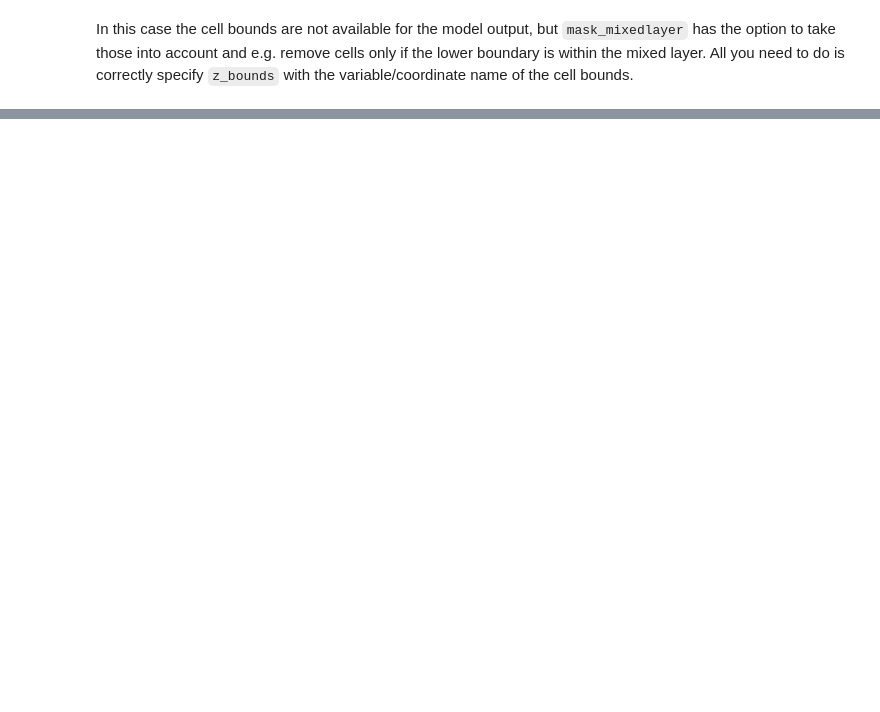
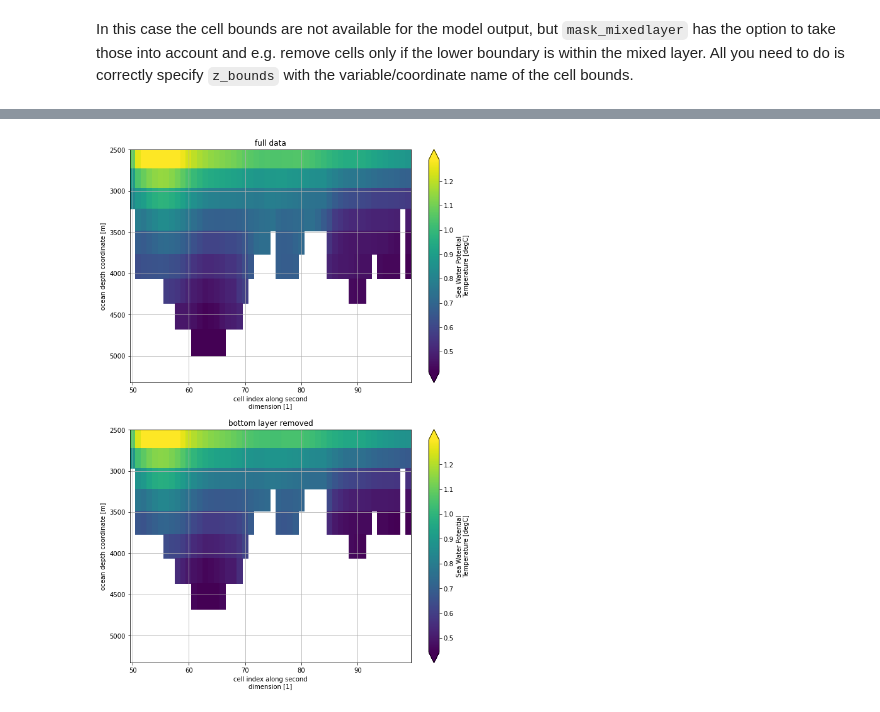
Before and after one commit to jbusecke/xarrayutils, a Jupyter notebook: docs/utils.ipynb, the cells around one changed output, grey strips where cells are left out. Drawn from its saved outputs; the diff is of its cells as text; code cells hidden in the pictures; blank space fills up the shorter version.

Commit message:
added docs for bottom removal

```diff
--- a/docs/utils.ipynb
+++ b/docs/utils.ipynb
@@ -159,0 +273,4 @@ In this case the cell bounds are not available for the model output, but `mask_m
+# %%
+from xarrayutils.utils import remove_bottom_values
+ds_bot_removed = remove_bottom_values(ds)
+ds_bot_removed
@@ -159,0 +295,10 @@ In this case the cell bounds are not available for the model output, but `mask_m
+# %%
+roi = dict(i=150, time=0, j=slice(50, 100))
+plt.figure(figsize=[10, 15])
+for di, (data, label) in enumerate(zip([ds, ds_bot_removed], ['full data', 'bottom layer removed'])):
+    plt.subplot(2,1,di+1)
+    data.thetao.isel(lev=slice(38, -2),**roi).plot(yincrease=False, robust=True)
+    plt.title(label)
+    plt.grid()
+# %% [output]
+[figure, added]
```
Also changed, not shown: parts of 17 cells of this notebook.
